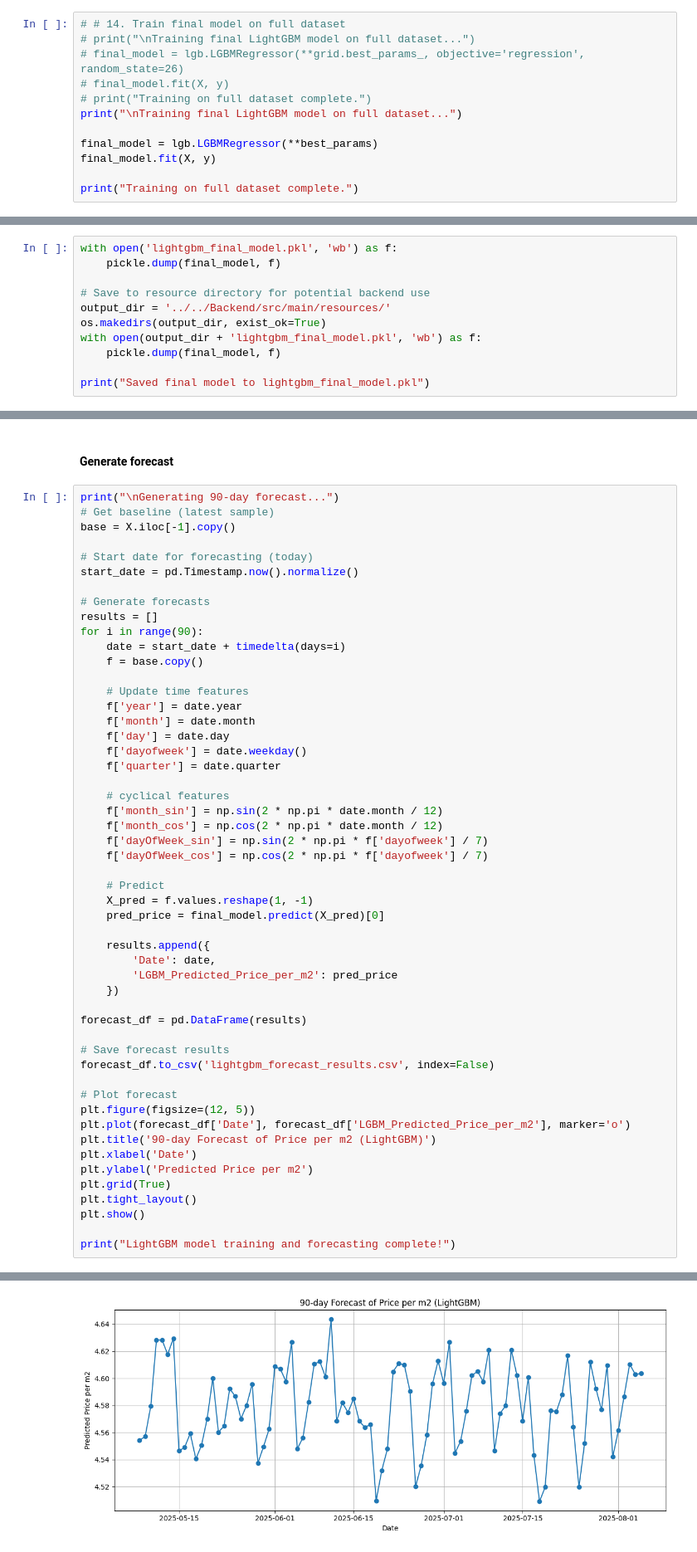
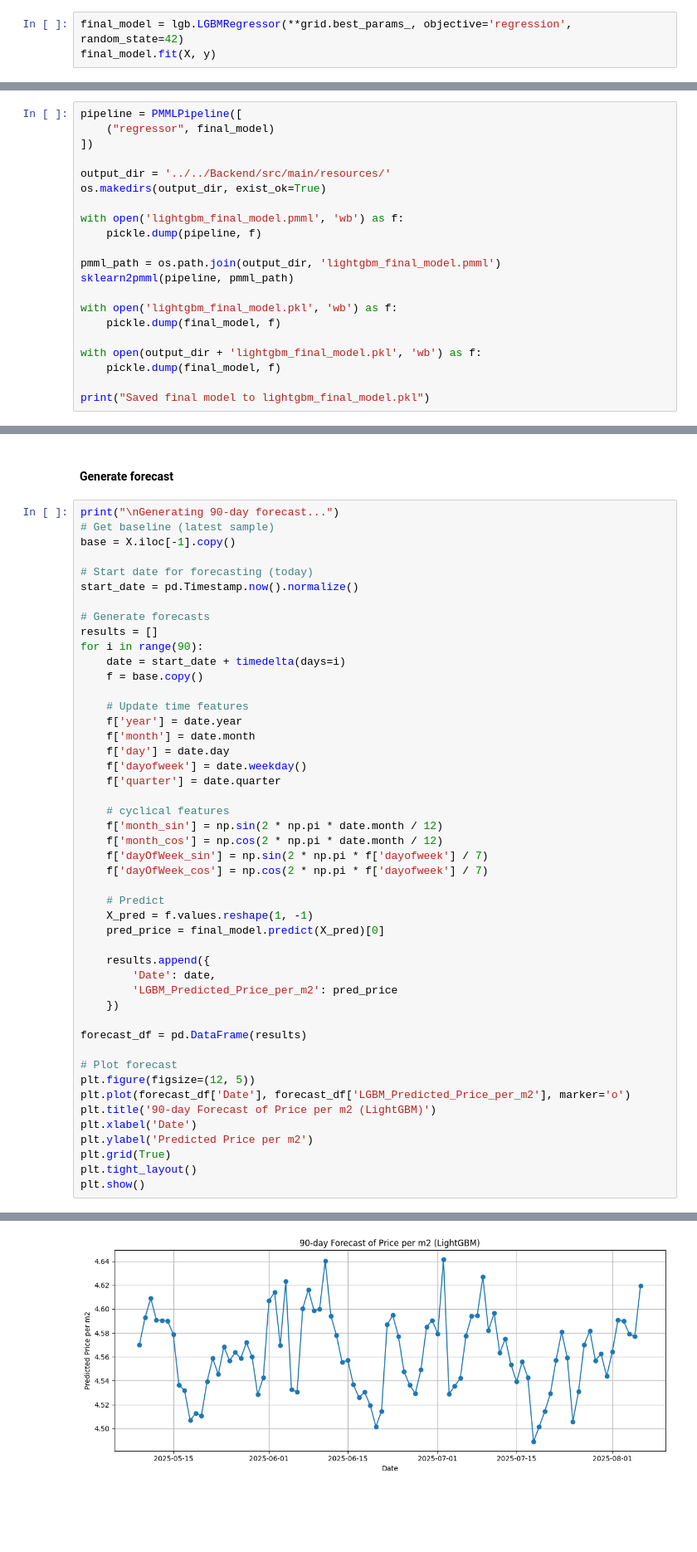
Before and after one commit to LuniuLun/RealEstate, a Jupyter notebook: MachineLearning/RealEstatePrediction/LightGBM.ipynb, the cells around one changed output, grey strips where cells are left out. Shown at 83% size. Cells and saved outputs as stored; diff of their text form; blank space fills up the shorter version.

```diff
--- a/MachineLearning/RealEstatePrediction/LightGBM.ipynb
+++ b/MachineLearning/RealEstatePrediction/LightGBM.ipynb
@@ -341,13 +323,4 @@ Cross-val MSE mean: 0.09751, std: 0.00348
 # %%
-# # 14. Train final model on full dataset
-# print("\nTraining final LightGBM model on full dataset...")
-# final_model = lgb.LGBMRegressor(**grid.best_params_, objective='regression', random_state=26)
-# final_model.fit(X, y)
-# print("Training on full dataset complete.")
-print("\nTraining final LightGBM model on full dataset...")
-
-final_model = lgb.LGBMRegressor(**best_params)
+final_model = lgb.LGBMRegressor(**grid.best_params_, objective='regression', random_state=42)
 final_model.fit(X, y)
-
-print("Training on full dataset complete.")
 # %% [output]
@@ -357,12 +331,22 @@ Training on full dataset complete.
 # %% [markdown]
 #### Save models
 # %%
+pipeline = PMMLPipeline([
+    ("regressor", final_model)
+])
+
+output_dir = '../../Backend/src/main/resources/'
+os.makedirs(output_dir, exist_ok=True)
+
+with open('lightgbm_final_model.pmml', 'wb') as f:
+    pickle.dump(pipeline, f)
+
+pmml_path = os.path.join(output_dir, 'lightgbm_final_model.pmml')
+sklearn2pmml(pipeline, pmml_path)
+
 with open('lightgbm_final_model.pkl', 'wb') as f:
     pickle.dump(final_model, f)
 
-# Save to resource directory for potential backend use
-output_dir = '../../Backend/src/main/resources/'
-os.makedirs(output_dir, exist_ok=True)
 with open(output_dir + 'lightgbm_final_model.pkl', 'wb') as f:
     pickle.dump(final_model, f)
 
@@ -393,36 +377,31 @@ for i in range(90):
     f['quarter'] = date.quarter
 
     # cyclical features
     f['month_sin'] = np.sin(2 * np.pi * date.month / 12)
     f['month_cos'] = np.cos(2 * np.pi * date.month / 12)
     f['dayOfWeek_sin'] = np.sin(2 * np.pi * f['dayofweek'] / 7)
     f['dayOfWeek_cos'] = np.cos(2 * np.pi * f['dayofweek'] / 7)
 
     # Predict
     X_pred = f.values.reshape(1, -1)
     pred_price = final_model.predict(X_pred)[0]
 
     results.append({
         'Date': date,
         'LGBM_Predicted_Price_per_m2': pred_price
     })
 
 forecast_df = pd.DataFrame(results)
 
-# Save forecast results
-forecast_df.to_csv('lightgbm_forecast_results.csv', index=False)
-
 # Plot forecast
 plt.figure(figsize=(12, 5))
 plt.plot(forecast_df['Date'], forecast_df['LGBM_Predicted_Price_per_m2'], marker='o')
 plt.title('90-day Forecast of Price per m2 (LightGBM)')
 plt.xlabel('Date')
 plt.ylabel('Predicted Price per m2')
 plt.grid(True)
 plt.tight_layout()
 plt.show()
-
-print("LightGBM model training and forecasting complete!")
 # %% [output]
 Generating 90-day forecast...
-[figure, old version]
+[figure, new version]
```
Also changed, not shown: parts of 16 cells of this notebook, 1 other file.
